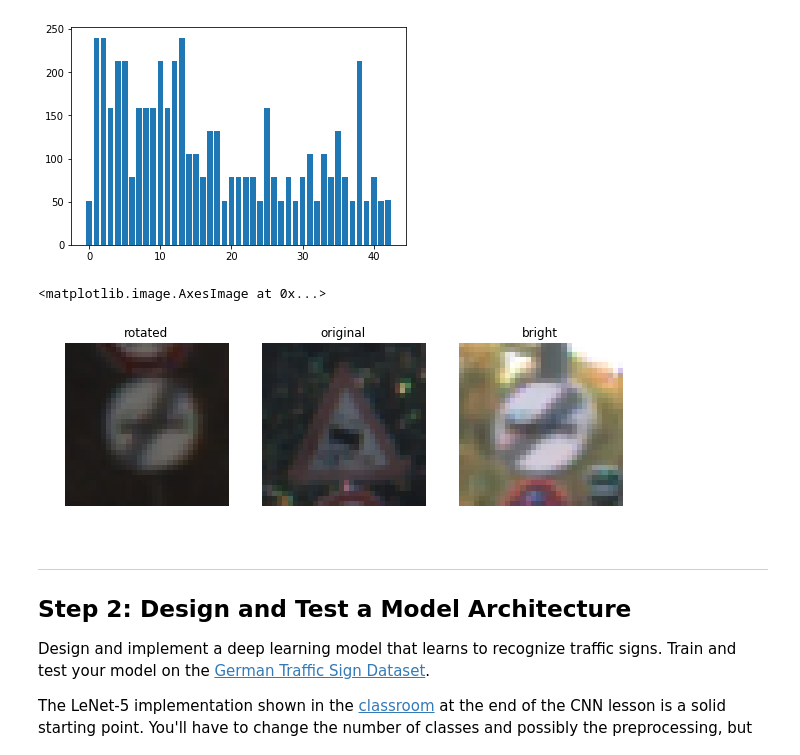
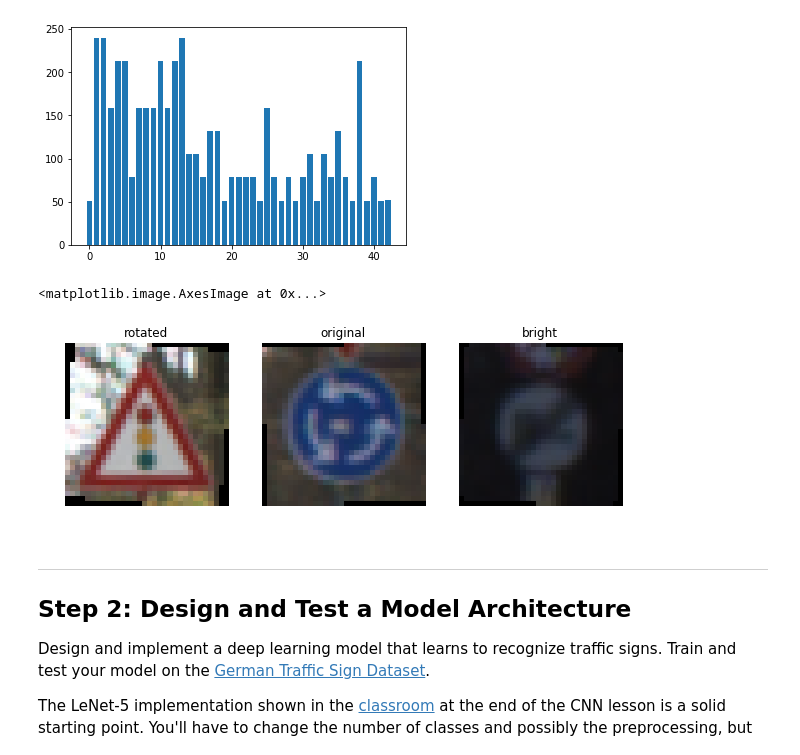
Before and after one commit to pomeroyd/project2_r1p0, a Jupyter notebook: Traffic_Sign_Classifier.ipynb, the cells around one changed output. Drawn from its saved outputs; the diff is of its cells as text; code cells hidden in the pictures.

```diff
--- a/Traffic_Sign_Classifier.ipynb
+++ b/Traffic_Sign_Classifier.ipynb
@@ -321,7 +307,7 @@ for class_no in range(len(inputs_per_class_train)):
     #This is too many. Only create 20% of that
     count = 0
     #Set limit to 20% of original expected new images
-    limit = diff_per_class_train[class_no]*0.02
+    limit = diff_per_class_train[class_no]*0.2
     print("create ",limit," new images")
     while(count <=limit):
         print("count number of new images = ",count)
@@ -434,0 +444,4 @@ NameError: name 'X_train_new' is not defined
+# %%
+#Change from float64 to uint8
+X_train_new = X_train_new.astype(np.uint8)
+y_train_new = y_train_new.astype(np.uint8)
@@ -649,21 +695,21 @@ print(limit)
 # %%
 fig, axs = plt.subplots(1,3, figsize=(10, 3))
 axs = axs.ravel()
 
 axs[0].axis('off')
 axs[0].set_title('rotated')
-axs[0].imshow(X_train_combined[1])
+axs[0].imshow(X_train_combined[-5000])
 
 axs[1].axis('off')
 axs[1].set_title('original')
-axs[1].imshow(X_train_combined[2000])
+axs[1].imshow(X_train_combined[-1000])
 
 axs[2].axis('off')
 axs[2].set_title('bright')
-axs[2].imshow(X_train_combined[100])
+axs[2].imshow(X_train_combined[-1])
 # %% [output]
 <matplotlib.image.AxesImage at 0x...>
-[figure, old version]
+[figure, new version]
 # %% [markdown]
 ----
 
```
Also changed, not shown: parts of 14 cells of this notebook.
